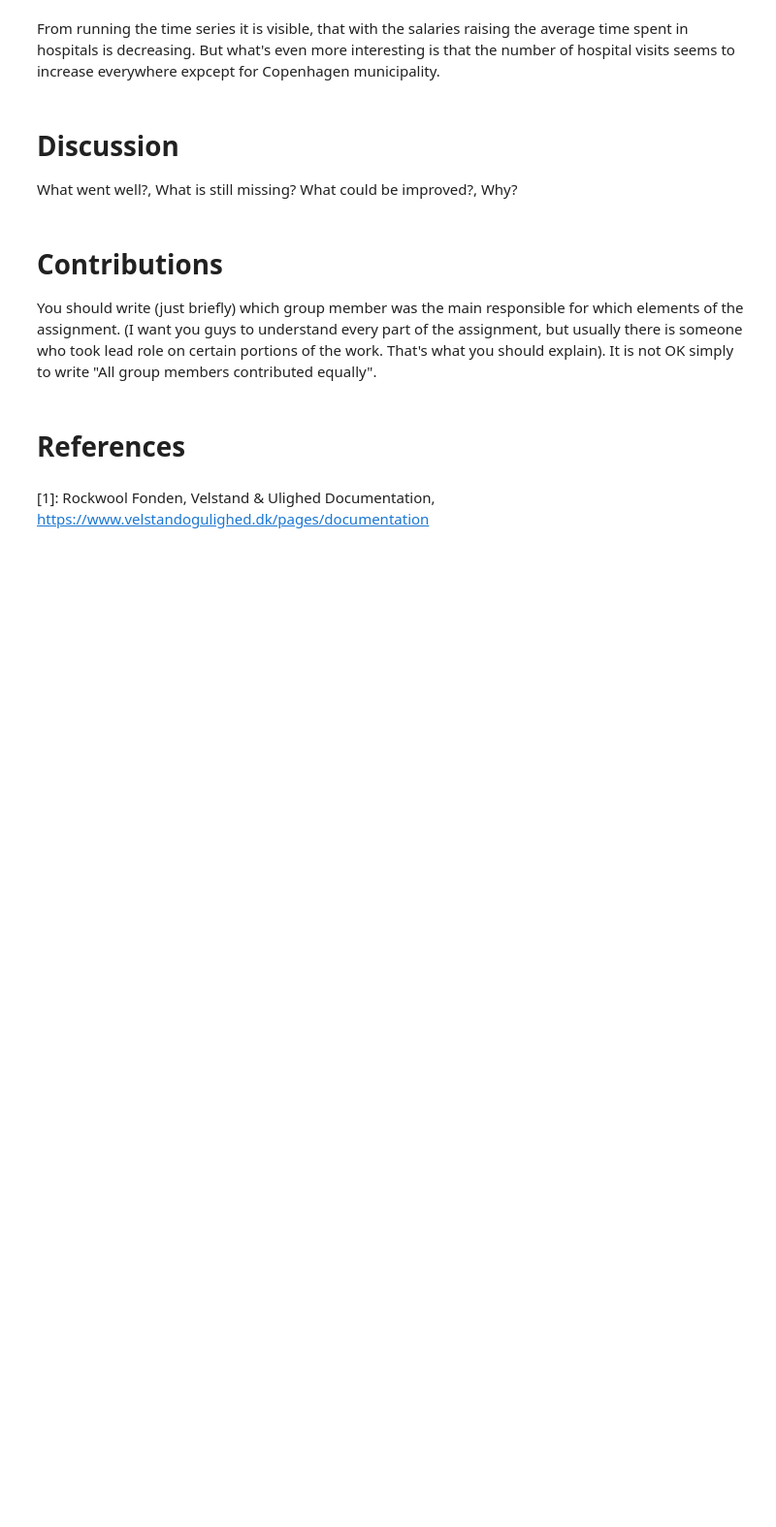
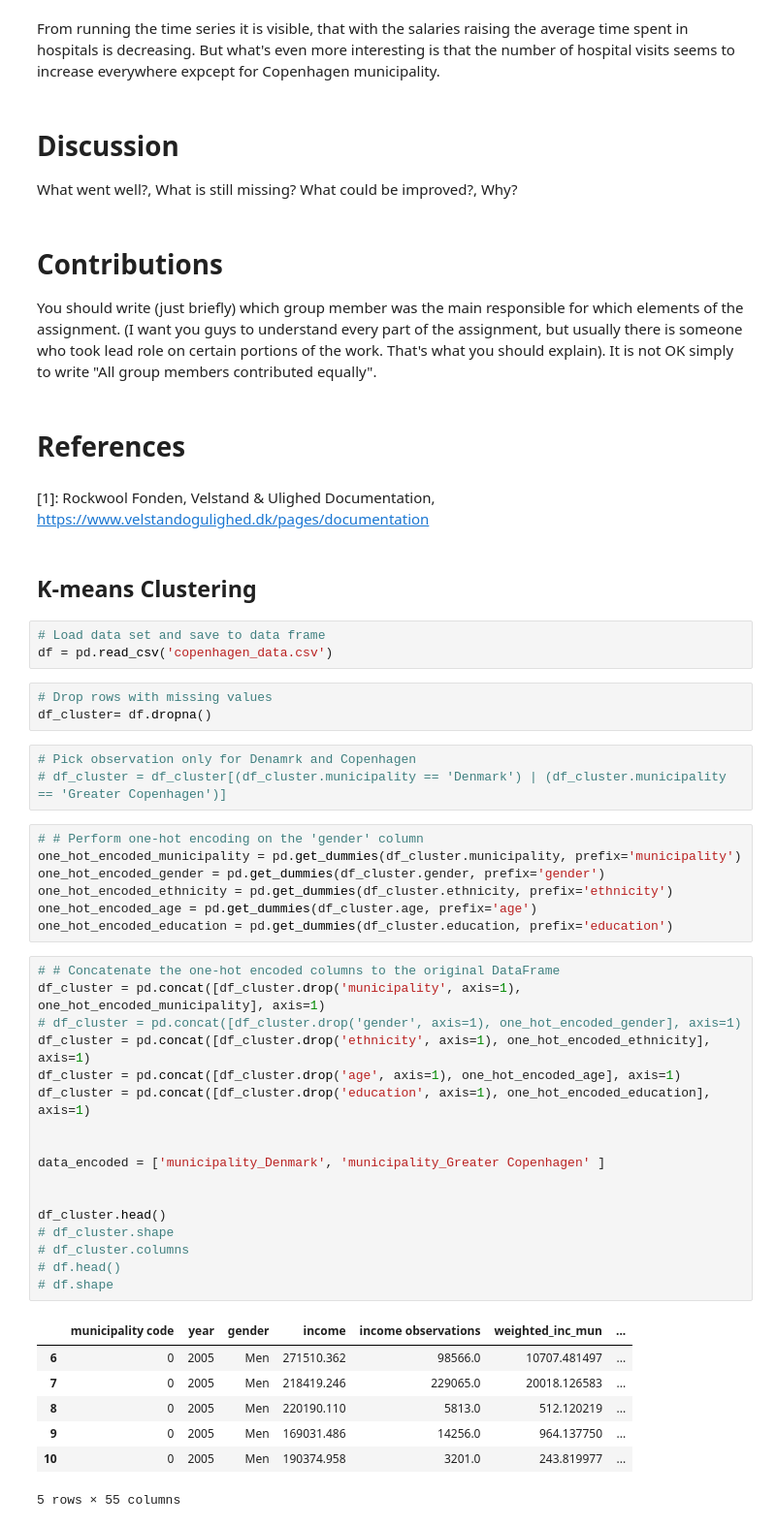
Before and after one commit to vivivaradi/socialdata2023, a Jupyter notebook: assignments/cph_vs_dk.ipynb, the cells around one changed output. Shown at 97% size. Cells and saved outputs as stored; diff of their text form; blank space fills up the shorter version.

```diff
--- a/assignments/cph_vs_dk.ipynb
+++ b/assignments/cph_vs_dk.ipynb
@@ -1055,3 +1061,46 @@ It is not OK simply to write "All group members contributed equally".
 # References
 # %% [markdown]
 [1]: Rockwool Fonden, Velstand & Ulighed Documentation, https://www.velstandogulighed.dk/pages/documentation
+# %% [markdown]
+## K-means Clustering
+# %%
+# Load data set and save to data frame
+df = pd.read_csv('copenhagen_data.csv')
+# %%
+# Drop rows with missing values
+df_cluster= df.dropna()
+# %%
+# Pick observation only for Denamrk and Copenhagen
+# df_cluster = df_cluster[(df_cluster.municipality == 'Denmark') | (df_cluster.municipality == 'Greater Copenhagen')]
+# %%
+# # Perform one-hot encoding on the 'gender' column
+one_hot_encoded_municipality = pd.get_dummies(df_cluster.municipality, prefix='municipality')
+one_hot_encoded_gender = pd.get_dummies(df_cluster.gender, prefix='gender')
+one_hot_encoded_ethnicity = pd.get_dummies(df_cluster.ethnicity, prefix='ethnicity')
+one_hot_encoded_age = pd.get_dummies(df_cluster.age, prefix='age')
+one_hot_encoded_education = pd.get_dummies(df_cluster.education, prefix='education')
+# %%
+# # Concatenate the one-hot encoded columns to the original DataFrame
+df_cluster = pd.concat([df_cluster.drop('municipality', axis=1), one_hot_encoded_municipality], axis=1)
+# df_cluster = pd.concat([df_cluster.drop('gender', axis=1), one_hot_encoded_gender], axis=1)
+df_cluster = pd.concat([df_cluster.drop('ethnicity', axis=1), one_hot_encoded_ethnicity], axis=1)
+df_cluster = pd.concat([df_cluster.drop('age', axis=1), one_hot_encoded_age], axis=1)
+df_cluster = pd.concat([df_cluster.drop('education', axis=1), one_hot_encoded_education], axis=1)
+
+
+data_encoded = ['municipality_Denmark', 'municipality_Greater Copenhagen' ]
+
+
+df_cluster.head()
+# df_cluster.shape
+# df_cluster.columns
+# df.head()
+# df.shape
+# %% [output]
+|  | municipality code | year | gender | income | income observations | weighted_inc_mun | ... |
+| 6 | 0 | 2005 | Men | 271510.362 | 98566.0 | 10707.481497 | ... |
+| 7 | 0 | 2005 | Men | 218419.246 | 229065.0 | 20018.126583 | ... |
+| 8 | 0 | 2005 | Men | 220190.110 | 5813.0 | 512.120219 | ... |
+| 9 | 0 | 2005 | Men | 169031.486 | 14256.0 | 964.137750 | ... |
+| 10 | 0 | 2005 | Men | 190374.958 | 3201.0 | 243.819977 | ... |
+5 rows × 55 columns
```
Also changed, not shown: parts of 11 cells of this notebook.
